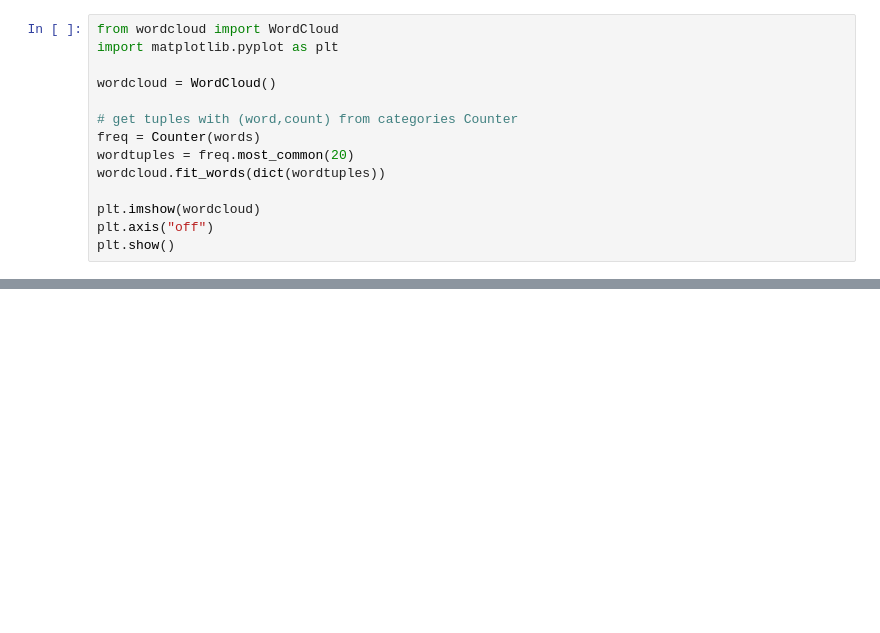
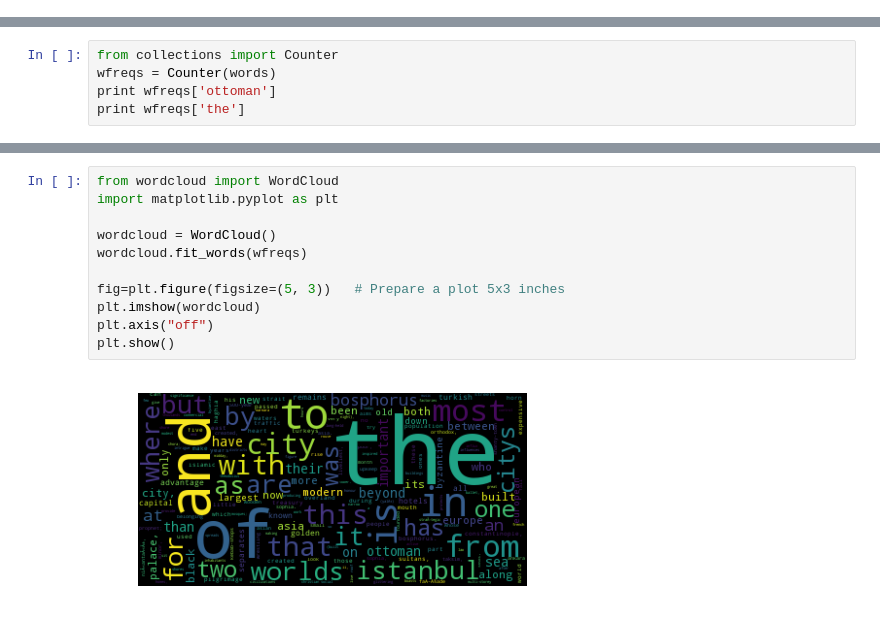
Before and after one commit to parrt/msds501, a Jupyter notebook: notes/text.ipynb, the cells around one changed output, grey strips where cells are left out. Saved outputs shown, nothing was run; the diff lists cells and outputs as text; blank space fills up the shorter version.

```diff
--- a/notes/text.ipynb
+++ b/notes/text.ipynb
@@ -60,14 +0,0 @@ the 0
-# %%
-from wordcloud import WordCloud
-import matplotlib.pyplot as plt
-
-wordcloud = WordCloud()
-
-# get tuples with (word,count) from categories Counter
-freq = Counter(words)
-wordtuples = freq.most_common(20)
-wordcloud.fit_words(dict(wordtuples))
-
-plt.imshow(wordcloud)
-plt.axis("off")
-plt.show()
@@ -75,0 +224,5 @@ plt.show()
+# %%
+from collections import Counter
+wfreqs = Counter(words)
+print wfreqs['ottoman']
+print wfreqs['the']
@@ -75,0 +248,13 @@ plt.show()
+# %%
+from wordcloud import WordCloud
+import matplotlib.pyplot as plt
+
+wordcloud = WordCloud()
+wordcloud.fit_words(wfreqs)
+
+fig=plt.figure(figsize=(5, 3))   # Prepare a plot 5x3 inches
+plt.imshow(wordcloud)
+plt.axis("off")
+plt.show()
+# %% [output]
+[figure, added]
```
Also changed, not shown: parts of 60 cells of this notebook, 4 other files.
